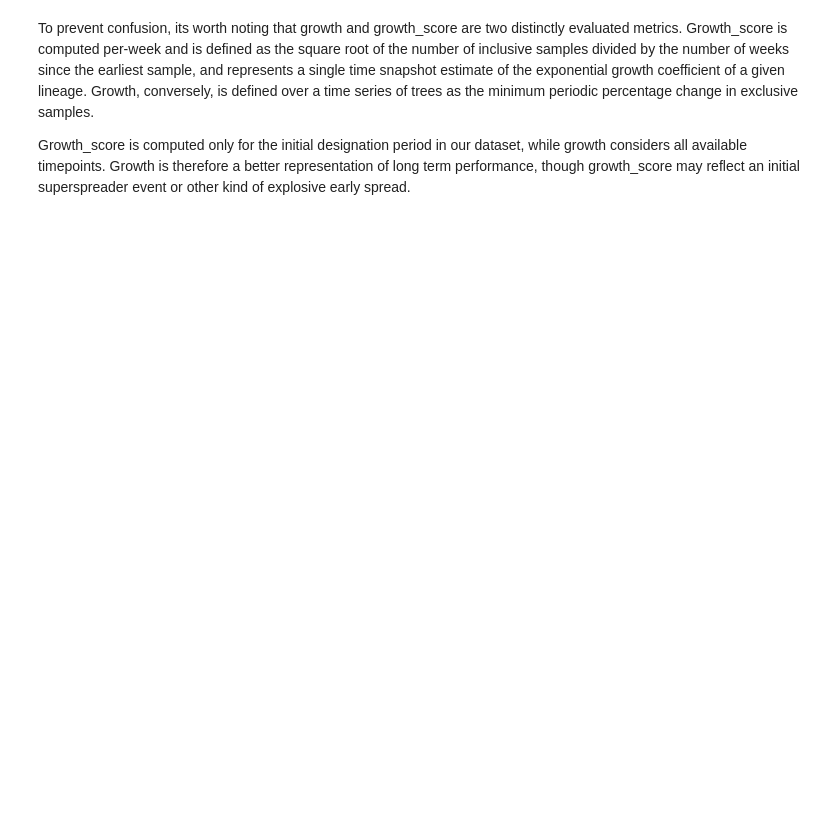
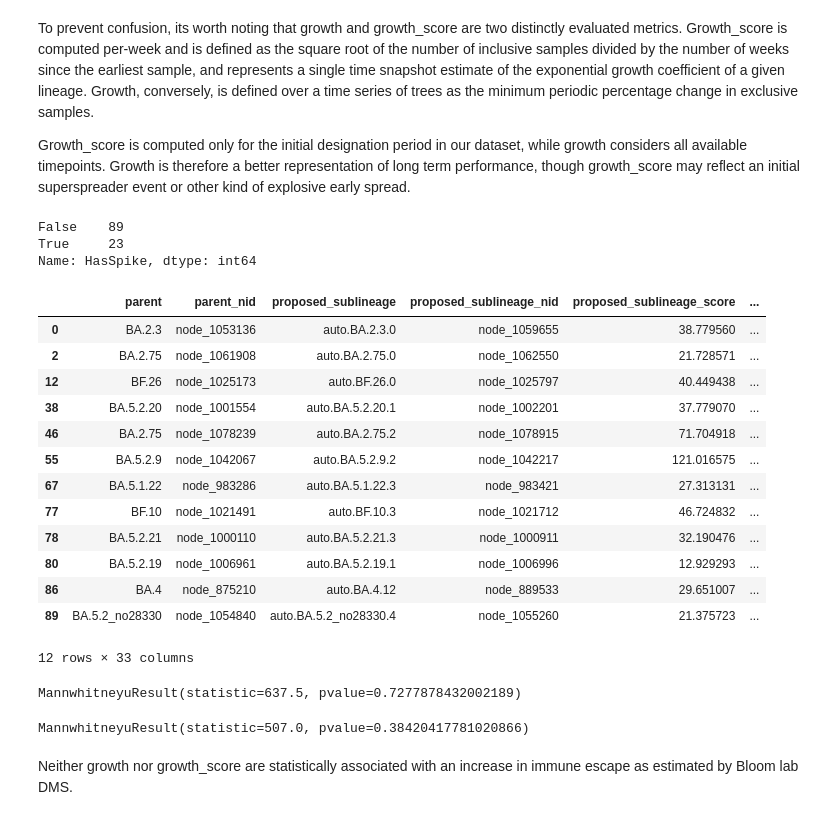
Before and after one commit to jmcbroome/lineage-analysis, a Jupyter notebook: Compiled Lineage Analysis.ipynb, the cells around one changed output. Drawn from its saved outputs; the diff is of its cells as text; code cells hidden in the pictures; blank space fills up the shorter version.

```diff
--- a/Compiled Lineage Analysis.ipynb
+++ b/Compiled Lineage Analysis.ipynb
@@ -260,3 +384,38 @@ sns.scatterplot(x=rdf.growth,y=rdf.growth_score)
 To prevent confusion, its worth noting that growth and growth_score are two distinctly evaluated metrics. Growth_score is computed per-week and is defined as the square root of the number of inclusive samples divided by the number of weeks since the earliest sample, and represents a single time snapshot estimate of the exponential growth coefficient of a given lineage. Growth, conversely, is defined over a time series of trees as the minimum periodic percentage change in exclusive samples.
 
 Growth_score is computed only for the initial designation period in our dataset, while growth considers all available timepoints. Growth is therefore a better representation of long term performance, though growth_score may reflect an initial superspreader event or other kind of explosive early spread.
+# %%
+rdf['HasSpike'] = rdf.aa_changes.apply(lambda x:"S:" in x)
+rdf.HasSpike.value_counts()
+# %% [output]
+False    89
+True     23
+Name: HasSpike, dtype: int64
+# %%
+rdf[rdf.net_escape_gain > 0]
+# %% [output]
+|  | parent | parent_nid | proposed_sublineage | proposed_sublineage_nid | proposed_sublineage_score | ... |
+| 0 | BA.2.3 | node_1053136 | auto.BA.2.3.0 | node_1059655 | 38.779560 | ... |
+| 2 | BA.2.75 | node_1061908 | auto.BA.2.75.0 | node_1062550 | 21.728571 | ... |
+| 12 | BF.26 | node_1025173 | auto.BF.26.0 | node_1025797 | 40.449438 | ... |
+| 38 | BA.5.2.20 | node_1001554 | auto.BA.5.2.20.1 | node_1002201 | 37.779070 | ... |
+| 46 | BA.2.75 | node_1078239 | auto.BA.2.75.2 | node_1078915 | 71.704918 | ... |
+| 55 | BA.5.2.9 | node_1042067 | auto.BA.5.2.9.2 | node_1042217 | 121.016575 | ... |
+| 67 | BA.5.1.22 | node_983286 | auto.BA.5.1.22.3 | node_983421 | 27.313131 | ... |
+| 77 | BF.10 | node_1021491 | auto.BF.10.3 | node_1021712 | 46.724832 | ... |
+| 78 | BA.5.2.21 | node_1000110 | auto.BA.5.2.21.3 | node_1000911 | 32.190476 | ... |
+| 80 | BA.5.2.19 | node_1006961 | auto.BA.5.2.19.1 | node_1006996 | 12.929293 | ... |
+| 86 | BA.4 | node_875210 | auto.BA.4.12 | node_889533 | 29.651007 | ... |
+| 89 | BA.5.2_no28330 | node_1054840 | auto.BA.5.2_no28330.4 | node_1055260 | 21.375723 | ... |
+12 rows × 33 columns
+# %%
+from scipy.stats import mannwhitneyu as mwu
+mwu(rdf[rdf.net_escape_gain == 0].growth_score, rdf[rdf.net_escape_gain > 0].growth_score)
+# %% [output]
+MannwhitneyuResult(statistic=637.5, pvalue=0.7277878432002189)
+# %%
+mwu(rdf[rdf.net_escape_gain == 0].growth, rdf[rdf.net_escape_gain > 0].growth)
+# %% [output]
+MannwhitneyuResult(statistic=507.0, pvalue=0.38420417781020866)
+# %% [markdown]
+Neither growth nor growth_score are statistically associated with an increase in immune escape as estimated by Bloom lab DMS.
```
Also changed, not shown: parts of 16 cells of this notebook.
